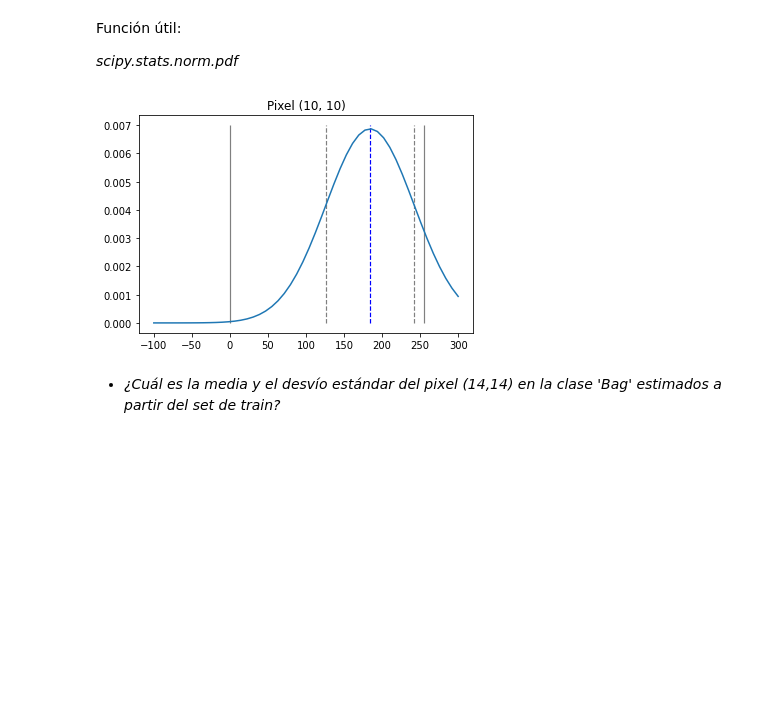
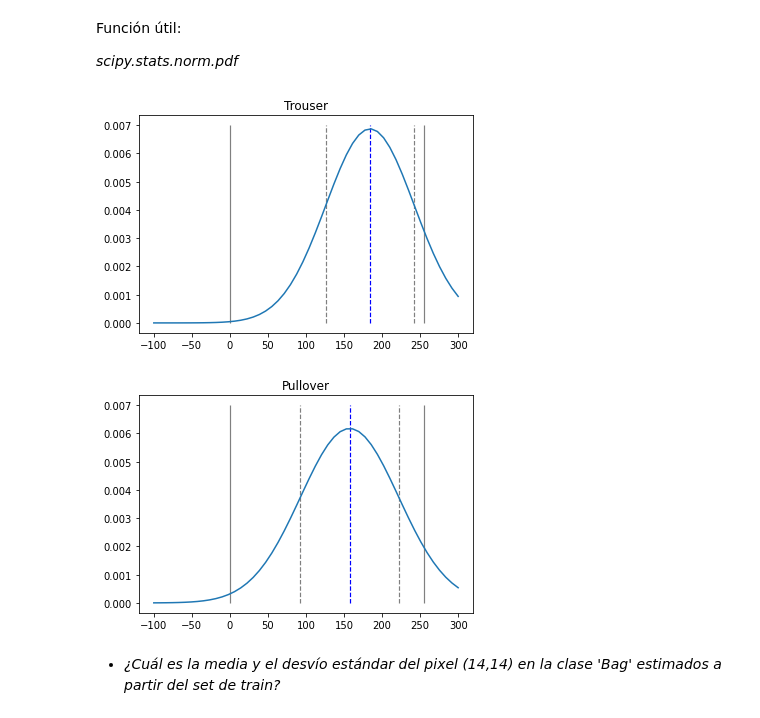
Before and after one commit to rocioparra/redes-neuronales, a Jupyter notebook: 02-naive-bayes/RN20202Q_NaiveBayes_Parra.ipynb, the cells around one changed output. Drawn from its saved outputs; the diff is of its cells as text; code cells hidden in the pictures; blank space fills up the shorter version.

Commit message:
added pullover plot

```diff
--- a/02-naive-bayes/RN20202Q_NaiveBayes_Parra.ipynb
+++ b/02-naive-bayes/RN20202Q_NaiveBayes_Parra.ipynb
@@ -355,23 +355,26 @@ Función útil:
 
 *scipy.stats.norm.pdf*
 # %%
-m = clothes_train['Trouser'].from_pxls[10][10].mean()
-s = clothes_train['Trouser'].from_pxls[10][10].std()
+from scipy.stats import norm
 
-from scipy.stats import norm
-trouser1010 = norm(m, s)
+for article in 'Trouser Pullover'.split():
+    m = clothes_train[article].from_pxls[10][10].mean()
+    s = clothes_train[article].from_pxls[10][10].std()
 
-x = np.linspace(-100, 300, endpoint=True)
-y = trouser1010.pdf(x)
-plt.vlines(x=[0, 255], ymin=0, ymax=0.007, linewidth=1.2,
-          linestyles='solid', color='grey')
-plt.vlines(x=[m-s, m, m+s], ymin=0, ymax=0.007, linewidth=1.2,
-           linestyles='dashed', color={'blue','grey', 'blue'})
-plt.plot(x, y)
-plt.title('Pixel (10, 10)')
-plt.show()
+    pix1010 = norm(m, s)
+
+    x = np.linspace(-100, 300, endpoint=True)
+    y = pix1010.pdf(x)
+    plt.vlines(x=[0, 255], ymin=0, ymax=0.007, linewidth=1.2,
+            linestyles='solid', color='grey')
+    plt.vlines(x=[m-s, m, m+s], ymin=0, ymax=0.007, linewidth=1.2,
+            linestyles='dashed', color={'blue','grey', 'blue'})
+    plt.plot(x, y)
+    plt.title(article)
+    plt.show()
 # %% [output]
-[figure, old version]
+[figure, new version]
+[figure, added]
 # %% [markdown]
 - *¿Cuál es la media y el desvío estándar del pixel (14,14) en la clase 'Bag' estimados a partir del set de train?*
 # %%
```
